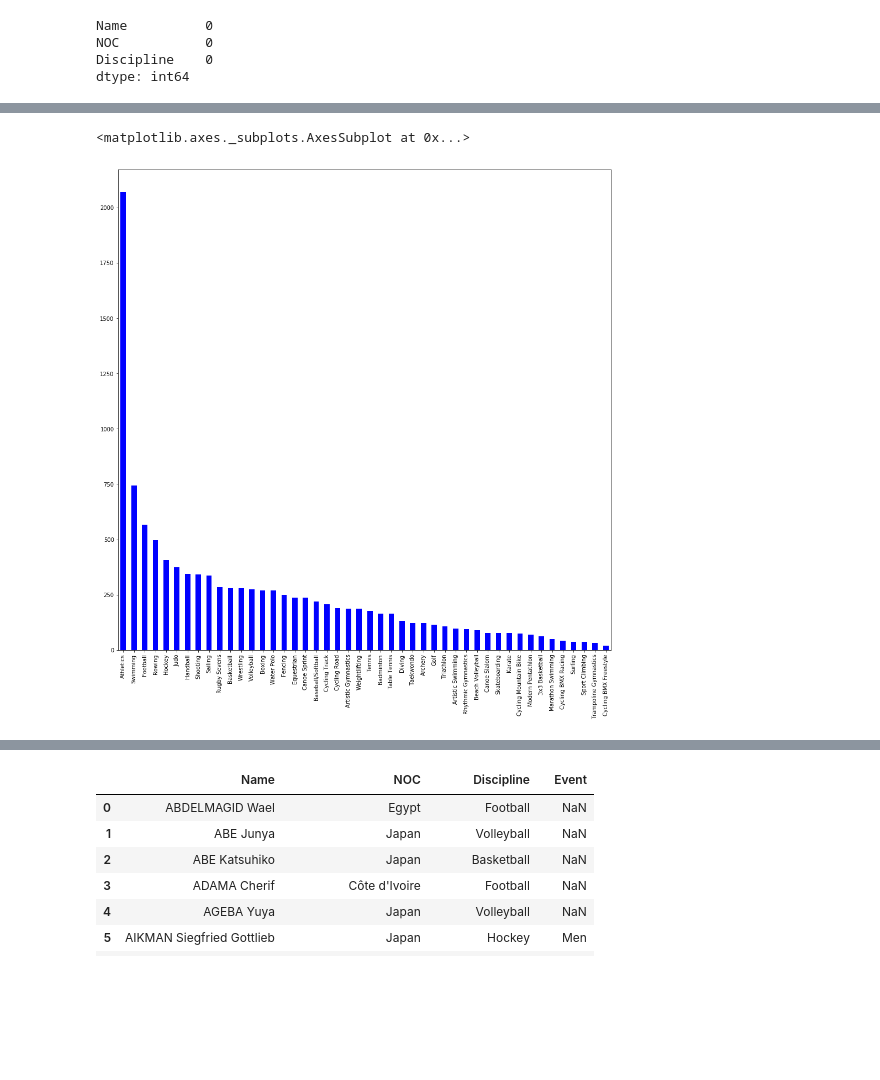
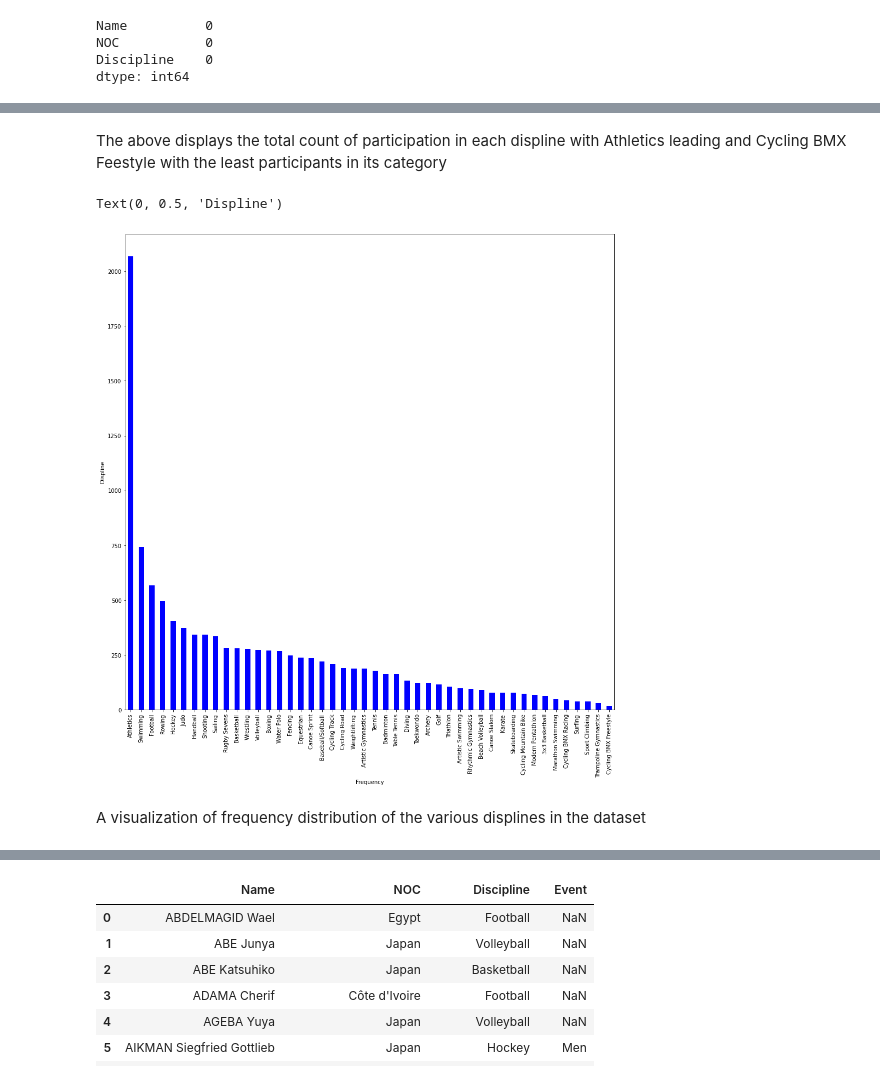
Before and after one commit to Bkoome/Data-Analysis, a Jupyter notebook: Tokyo_Olmpics.ipynb, the cells around one changed output, grey strips where cells are left out. Drawn from its saved outputs; the diff is of its cells as text; code cells hidden in the pictures; blank space fills up the shorter version.

```diff
--- a/Tokyo_Olmpics.ipynb
+++ b/Tokyo_Olmpics.ipynb
@@ -61,16 +79,20 @@ Sport Climbing             37
 Trampoline Gymnastics      31
 Cycling BMX Freestyle      19
 Name: Discipline, dtype: int64
+# %% [markdown]
+The above displays the total count of participation in each displine with Athletics leading and Cycling BMX Feestyle with the least participants in its category
 # %%
 plt.figure(figsize=(16,16))
 athletics_displine.plot(kind='bar', color='blue')
-#plt.xlabel('Frequency')
-#plt.ylabel('Displine')
+plt.xlabel('Frequency')
+plt.ylabel('Displine')
 #plt.title('Displine Distribution Bar Graph ')
 #plt.show()
 # %% [output]
-<matplotlib.axes._subplots.AxesSubplot at 0x...>
+Text(0, 0.5, 'Displine')
-[figure, old version]
+[figure, new version]
+# %% [markdown]
+A visualization of frequency distribution of the various displines in the dataset
 # %%
 committe_count=athletics_df['NOC'].value_counts().head(20)
 committe_count
```
Also changed, not shown: parts of 72 cells of this notebook, 3 other files.
